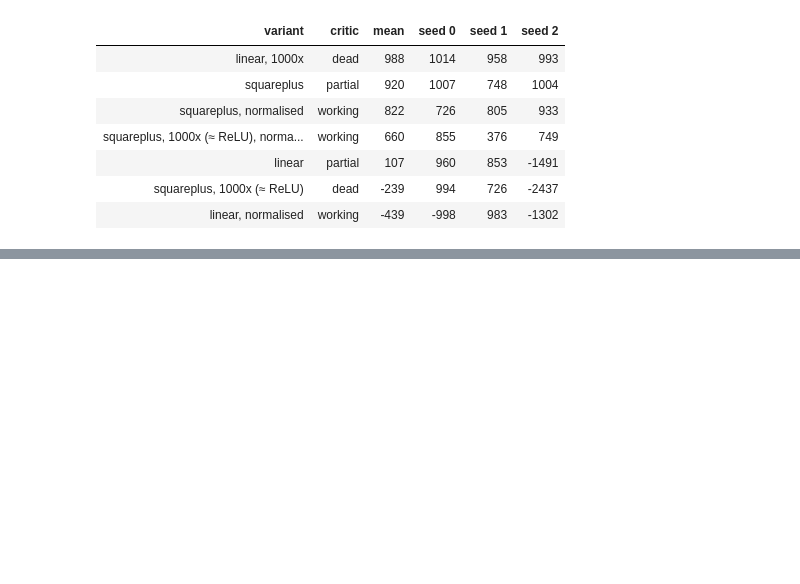
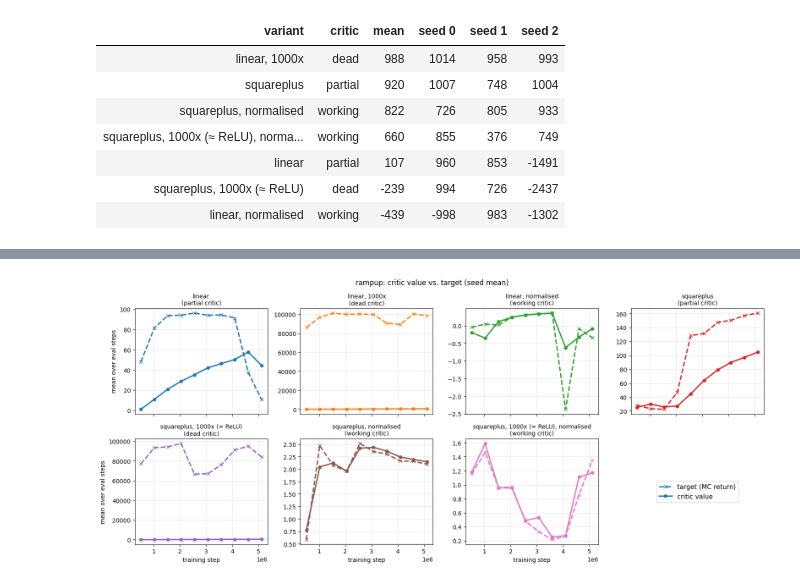
Before and after one commit to davcoope/plasmax, a Jupyter notebook: experiments/studies/dc_rewards_comparison.ipynb, the cells around one changed output, grey strips where cells are left out. Saved outputs shown, nothing was run; the diff lists cells and outputs as text; code cells hidden in the pictures; blank space fills up the shorter version.

```diff
--- a/experiments/studies/dc_rewards_comparison.ipynb
+++ b/experiments/studies/dc_rewards_comparison.ipynb
@@ -381,0 +434,28 @@ Final eval lh_transition return (5.12M steps)
+# %%
+CRITIC_KEYS = {"value": "critic_eval/value_mean", "target": "critic_eval/target_mean", "EV": "critic_eval/explained_variance"}
+
+def critic_history(name):
+    h = history(RAMPUP_PROJECT, RAMPUP_RUNS[name][0], 1, [f"seeds/{s}/{k}" for s in SEEDS for k in CRITIC_KEYS.values()])
+    return {m: pd.concat({s: pd.to_numeric(h[f"seeds/{s}/{k}"], errors="coerce") for s in SEEDS}, axis=1).mean(axis=1)
+            for m, k in CRITIC_KEYS.items()}  # seed means
+
+critic = {name: critic_history(name) for name in RAMPUP_RUNS}
+
+# Value vs target, one panel per variant (each panel has its own y scale: 1000x targets are ~1e5)
+fig, axes = plt.subplots(2, 4, figsize=(16, 7), sharex=True)
+for ax, (name, (*_, crit, color, _ls)) in zip(axes.flat, RAMPUP_RUNS.items()):
+    c = {m: v[v.index > 0] for m, v in critic[name].items()}  # drop the pre-training checkpoint (normaliser not yet fitted)
+    ax.plot(c["target"].index, c["target"], color=color, lw=2.2, ls="--", marker="x", ms=6, label="target (MC return)")
+    ax.plot(c["value"].index, c["value"], color=color, lw=2.2, marker="o", ms=5, label="critic value")
+    ax.set_title(f"{name}\n({crit} critic)", fontsize=10)
+    ax.grid(alpha=0.3)
+axes.flat[-1].axis("off")
+axes.flat[-1].legend(*axes.flat[0].get_legend_handles_labels(), loc="center", fontsize=11)
+for ax in axes[-1]:
+    ax.set_xlabel("training step")
+for ax in axes[:, 0]:
+    ax.set_ylabel("mean over eval steps")
+fig.suptitle("rampup: critic value vs. target (seed mean)")
+fig.tight_layout(); save(fig, "rampup_critic_value_vs_target"); plt.show()
+# %% [output]
+[figure, added]
```
Also changed, not shown: parts of 4 cells of this notebook.
